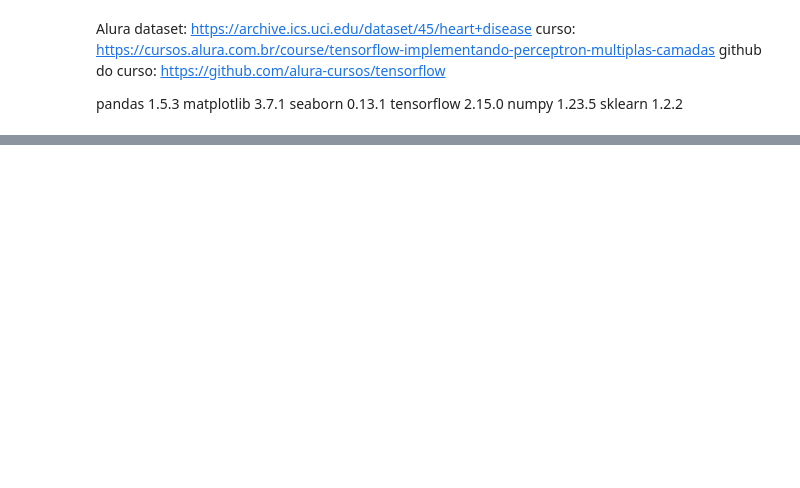
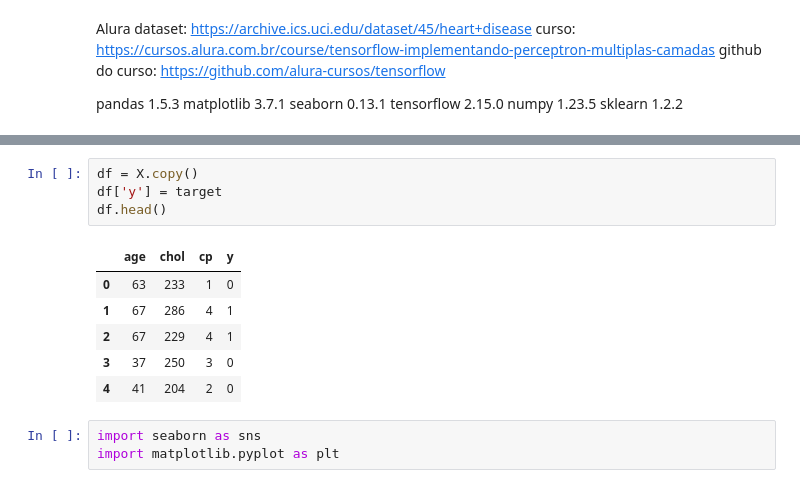
Before and after one commit to kaiomudkt/tensorflow, a Jupyter notebook: doenca_cardiaca.ipynb, the cells around one changed output, grey strips where cells are left out. Drawn from its saved outputs; the diff is of its cells as text; blank space fills up the shorter version.

```diff
--- a/doenca_cardiaca.ipynb
+++ b/doenca_cardiaca.ipynb
@@ -40,0 +94,14 @@ Variáveis disponíveis no dataset de doenças cardíacas da UCI:
+# %%
+df = X.copy()
+df['y'] = target
+df.head()
+# %% [output]
+|  | age | chol | cp | y |
+| 0 | 63 | 233 | 1 | 0 |
+| 1 | 67 | 286 | 4 | 1 |
+| 2 | 67 | 229 | 4 | 1 |
+| 3 | 37 | 250 | 3 | 0 |
+| 4 | 41 | 204 | 2 | 0 |
+# %%
+import seaborn as sns
+import matplotlib.pyplot as plt
```
Also changed, not shown: parts of 14 cells of this notebook.
